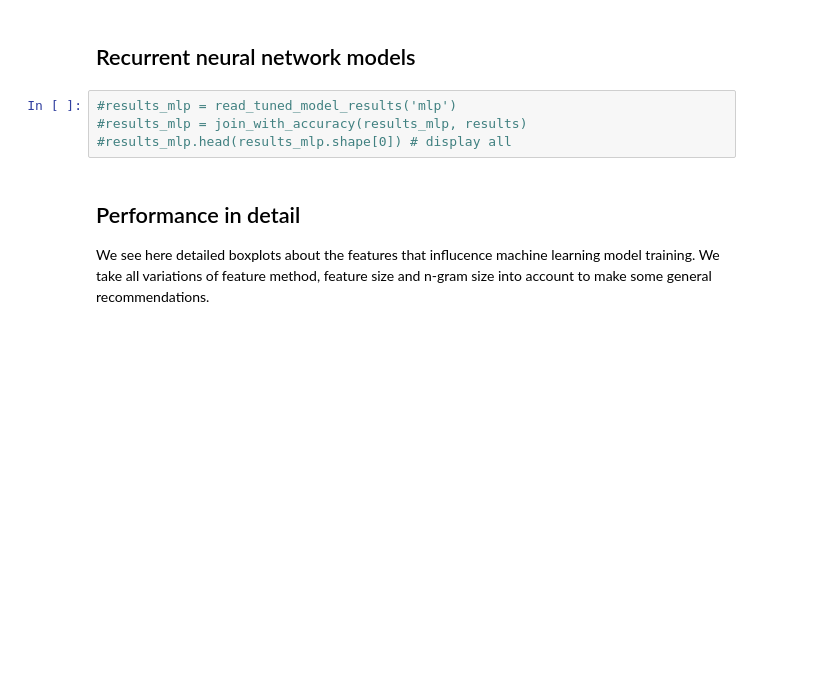
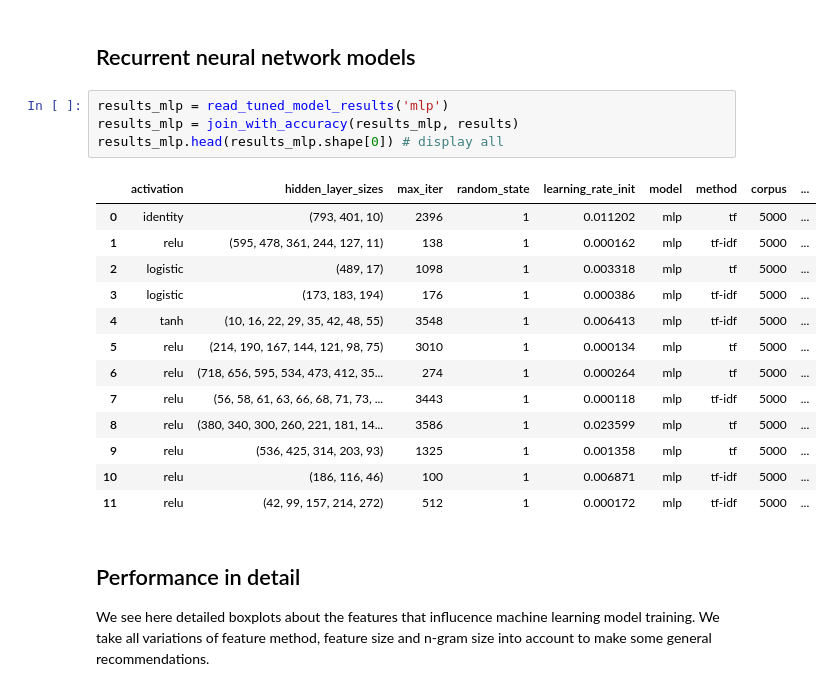
Before and after one commit to benjaminperucco/udacity-nano-mle, a Jupyter notebook: 5 Capstone/2 Project/3_postprocessing.ipynb, the cells around one changed output. Cells and saved outputs as stored; diff of their text form; blank space fills up the shorter version.

```diff
--- a/5 Capstone/2 Project/3_postprocessing.ipynb
+++ b/5 Capstone/2 Project/3_postprocessing.ipynb
@@ -314,9 +323,23 @@ results_gbc.head(results_gbc.shape[0]) # display all
 # %% [markdown]
 ## Recurrent neural network models
 # %%
-#results_mlp = read_tuned_model_results('mlp')
-#results_mlp = join_with_accuracy(results_mlp, results)
-#results_mlp.head(results_mlp.shape[0]) # display all
+results_mlp = read_tuned_model_results('mlp')
+results_mlp = join_with_accuracy(results_mlp, results)
+results_mlp.head(results_mlp.shape[0]) # display all
+# %% [output]
+|  | activation | hidden_layer_sizes | max_iter | random_state | learning_rate_init | model | method | corpus | ... |
+| 0 | identity | (793, 401, 10) | 2396 | 1 | 0.011202 | mlp | tf | 5000 | ... |
+| 1 | relu | (595, 478, 361, 244, 127, 11) | 138 | 1 | 0.000162 | mlp | tf-idf | 5000 | ... |
+| 2 | logistic | (489, 17) | 1098 | 1 | 0.003318 | mlp | tf | 5000 | ... |
+| 3 | logistic | (173, 183, 194) | 176 | 1 | 0.000386 | mlp | tf-idf | 5000 | ... |
+| 4 | tanh | (10, 16, 22, 29, 35, 42, 48, 55) | 3548 | 1 | 0.006413 | mlp | tf-idf | 5000 | ... |
+| 5 | relu | (214, 190, 167, 144, 121, 98, 75) | 3010 | 1 | 0.000134 | mlp | tf | 5000 | ... |
+| 6 | relu | (718, 656, 595, 534, 473, 412, 35... | 274 | 1 | 0.000264 | mlp | tf | 5000 | ... |
+| 7 | relu | (56, 58, 61, 63, 66, 68, 71, 73, ... | 3443 | 1 | 0.000118 | mlp | tf-idf | 5000 | ... |
+| 8 | relu | (380, 340, 300, 260, 221, 181, 14... | 3586 | 1 | 0.023599 | mlp | tf | 5000 | ... |
+| 9 | relu | (536, 425, 314, 203, 93) | 1325 | 1 | 0.001358 | mlp | tf | 5000 | ... |
+| 10 | relu | (186, 116, 46) | 100 | 1 | 0.006871 | mlp | tf-idf | 5000 | ... |
+| 11 | relu | (42, 99, 157, 214, 272) | 512 | 1 | 0.000172 | mlp | tf-idf | 5000 | ... |
 # %% [markdown]
 ## Performance in detail
 
```
Also changed, not shown: parts of 10 cells of this notebook, 30 other files.
